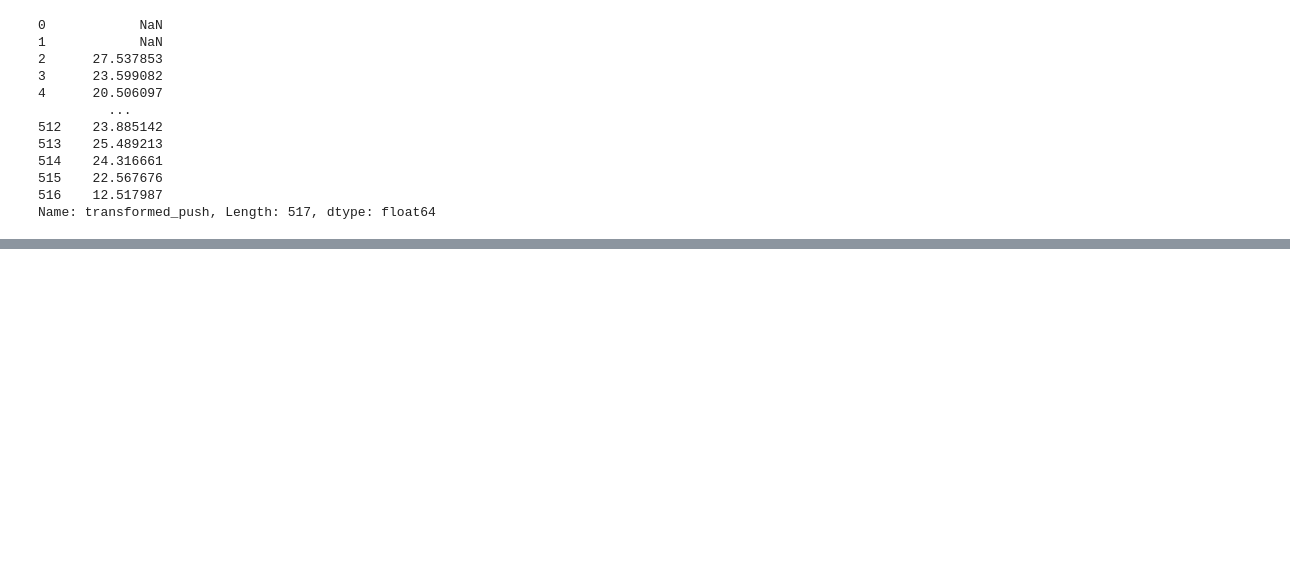
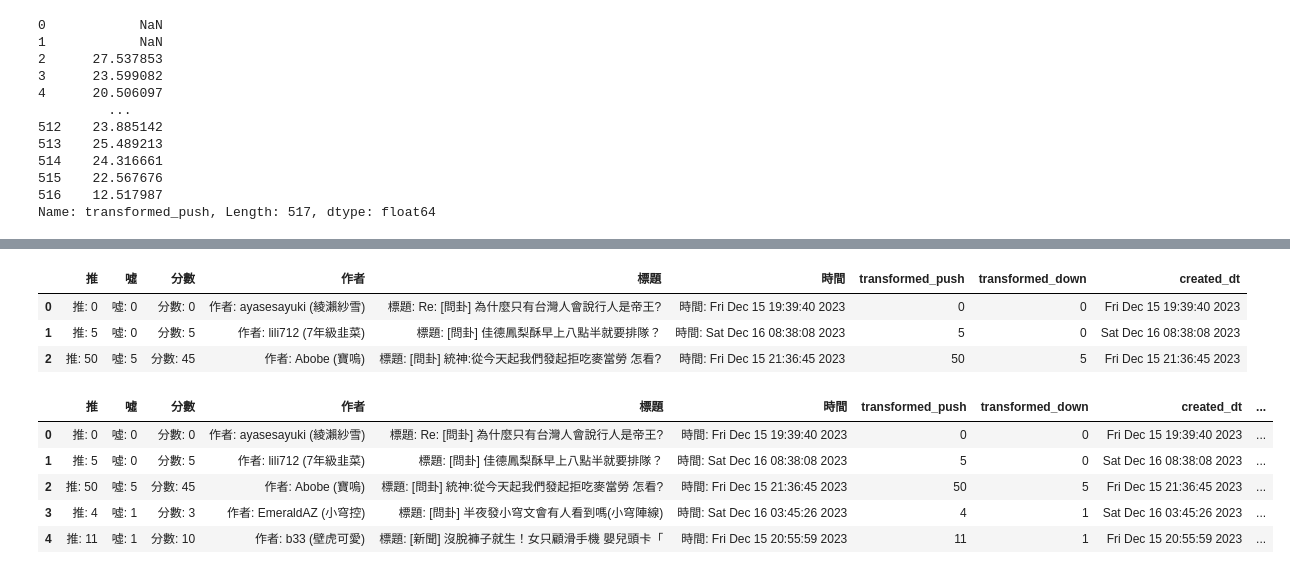
Before and after one commit to uuboyscy/chi102, a Jupyter notebook: pyetl/13_ptt_pandas.ipynb, the cells around one changed output, grey strips where cells are left out. Drawn from its saved outputs; the diff is of its cells as text; code cells hidden in the pictures; blank space fills up the shorter version.

```diff
--- a/pyetl/13_ptt_pandas.ipynb
+++ b/pyetl/13_ptt_pandas.ipynb
@@ -295,0 +311,20 @@ Name: transformed_push, Length: 517, dtype: float64
+# %%
+df["created_dt"] = df["時間"].apply(lambda x: x.split(": ")[1])
+# %%
+df.head(3)
+# %% [output]
+|  | 推 | 噓 | 分數 | 作者 | 標題 | 時間 | transformed_push | transformed_down | created_dt |
+| 0 | 推: 0 | 噓: 0 | 分數: 0 | 作者: ayasesayuki (綾瀨紗雪) | 標題: Re: [問卦] 為什麼只有台灣人會說行人是帝王? | 時間: Fri Dec 15 19:39:40 2023 | 0 | 0 | Fri Dec 15 19:39:40 2023 |
+| 1 | 推: 5 | 噓: 0 | 分數: 5 | 作者: lili712 (7年級韭菜) | 標題: [問卦] 佳德鳳梨酥早上八點半就要排隊？ | 時間: Sat Dec 16 08:38:08 2023 | 5 | 0 | Sat Dec 16 08:38:08 2023 |
+| 2 | 推: 50 | 噓: 5 | 分數: 45 | 作者: Abobe (寶嗚) | 標題: [問卦] 統神:從今天起我們發起拒吃麥當勞 怎看? | 時間: Fri Dec 15 21:36:45 2023 | 50 | 5 | Fri Dec 15 21:36:45 2023 |
+# %%
+df["created_datetime"] = pd.to_datetime(df["created_dt"])
+# %%
+df.head(5)
+# %% [output]
+|  | 推 | 噓 | 分數 | 作者 | 標題 | 時間 | transformed_push | transformed_down | created_dt | ... |
+| 0 | 推: 0 | 噓: 0 | 分數: 0 | 作者: ayasesayuki (綾瀨紗雪) | 標題: Re: [問卦] 為什麼只有台灣人會說行人是帝王? | 時間: Fri Dec 15 19:39:40 2023 | 0 | 0 | Fri Dec 15 19:39:40 2023 | ... |
+| 1 | 推: 5 | 噓: 0 | 分數: 5 | 作者: lili712 (7年級韭菜) | 標題: [問卦] 佳德鳳梨酥早上八點半就要排隊？ | 時間: Sat Dec 16 08:38:08 2023 | 5 | 0 | Sat Dec 16 08:38:08 2023 | ... |
+| 2 | 推: 50 | 噓: 5 | 分數: 45 | 作者: Abobe (寶嗚) | 標題: [問卦] 統神:從今天起我們發起拒吃麥當勞 怎看? | 時間: Fri Dec 15 21:36:45 2023 | 50 | 5 | Fri Dec 15 21:36:45 2023 | ... |
+| 3 | 推: 4 | 噓: 1 | 分數: 3 | 作者: EmeraldAZ (小穹控) | 標題: [問卦] 半夜發小穹文會有人看到嗎(小穹陣線) | 時間: Sat Dec 16 03:45:26 2023 | 4 | 1 | Sat Dec 16 03:45:26 2023 | ... |
+| 4 | 推: 11 | 噓: 1 | 分數: 10 | 作者: b33 (壁虎可愛) | 標題: [新聞] 沒脫褲子就生！女只顧滑手機 嬰兒頭卡「 | 時間: Fri Dec 15 20:55:59 2023 | 11 | 1 | Fri Dec 15 20:55:59 2023 | ... |
```
Also changed, not shown: parts of 3 cells of this notebook, 4 other files.
